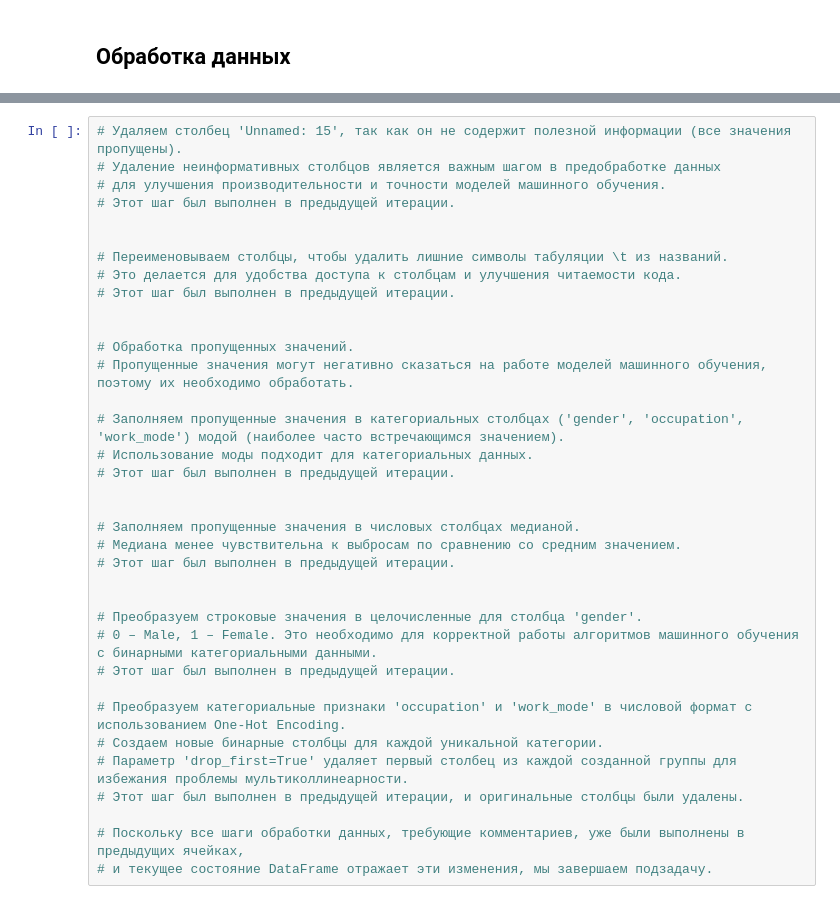
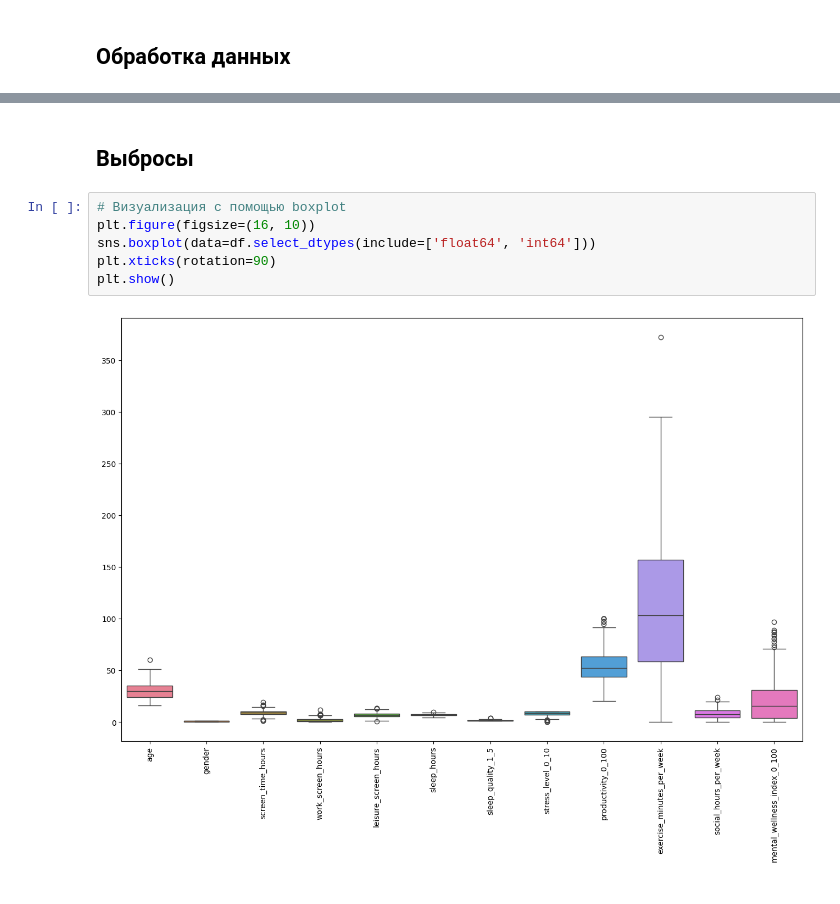
Before and after one commit to WeinerGero/AI_learning, a Jupyter notebook: Корякин_ДМ_lab_3.ipynb, the cells around one changed output, grey strips where cells are left out. Drawn from its saved outputs; the diff is of its cells as text.

```diff
--- a/Корякин_ДМ_lab_3.ipynb
+++ b/Корякин_ДМ_lab_3.ipynb
@@ -216,36 +167,10 @@ display(df.head())
-# %%
-# Удаляем столбец 'Unnamed: 15', так как он не содержит полезной информации (все значения пропущены).
-# Удаление неинформативных столбцов является важным шагом в предобработке данных
-# для улучшения производительности и точности моделей машинного обучения.
-# Этот шаг был выполнен в предыдущей итерации.
-
-
-# Переименовываем столбцы, чтобы удалить лишние символы табуляции \t из названий.
-# Это делается для удобства доступа к столбцам и улучшения читаемости кода.
-# Этот шаг был выполнен в предыдущей итерации.
-
-
-# Обработка пропущенных значений.
-# Пропущенные значения могут негативно сказаться на работе моделей машинного обучения, поэтому их необходимо обработать.
-
-# Заполняем пропущенные значения в категориальных столбцах ('gender', 'occupation', 'work_mode') модой (наиболее часто встречающимся значением).
-# Использование моды подходит для категориальных данных.
-# Этот шаг был выполнен в предыдущей итерации.
-
-
-# Заполняем пропущенные значения в числовых столбцах медианой.
-# Медиана менее чувствительна к выбросам по сравнению со средним значением.
-# Этот шаг был выполнен в предыдущей итерации.
-
-
-# Преобразуем строковые значения в целочисленные для столбца 'gender'.
-# 0 – Male, 1 – Female. Это необходимо для корректной работы алгоритмов машинного обучения с бинарными категориальными данными.
-# Этот шаг был выполнен в предыдущей итерации.
-
-# Преобразуем категориальные признаки 'occupation' и 'work_mode' в числовой формат с использованием One-Hot Encoding.
-# Создаем новые бинарные столбцы для каждой уникальной категории.
-# Параметр 'drop_first=True' удаляет первый столбец из каждой созданной группы для избежания проблемы мультиколлинеарности.
-# Этот шаг был выполнен в предыдущей итерации, и оригинальные столбцы были удалены.
-
-# Поскольку все шаги обработки данных, требующие комментариев, уже были выполнены в предыдущих ячейках,
-# и текущее состояние DataFrame отражает эти изменения, мы завершаем подзадачу.
+# %% [markdown]
+## Выбросы
+# %%
+# Визуализация с помощью boxplot
+plt.figure(figsize=(16, 10))
+sns.boxplot(data=df.select_dtypes(include=['float64', 'int64']))
+plt.xticks(rotation=90)
+plt.show()
+# %% [output]
+[figure, added]
```
Also changed, not shown: parts of 14 cells of this notebook.
